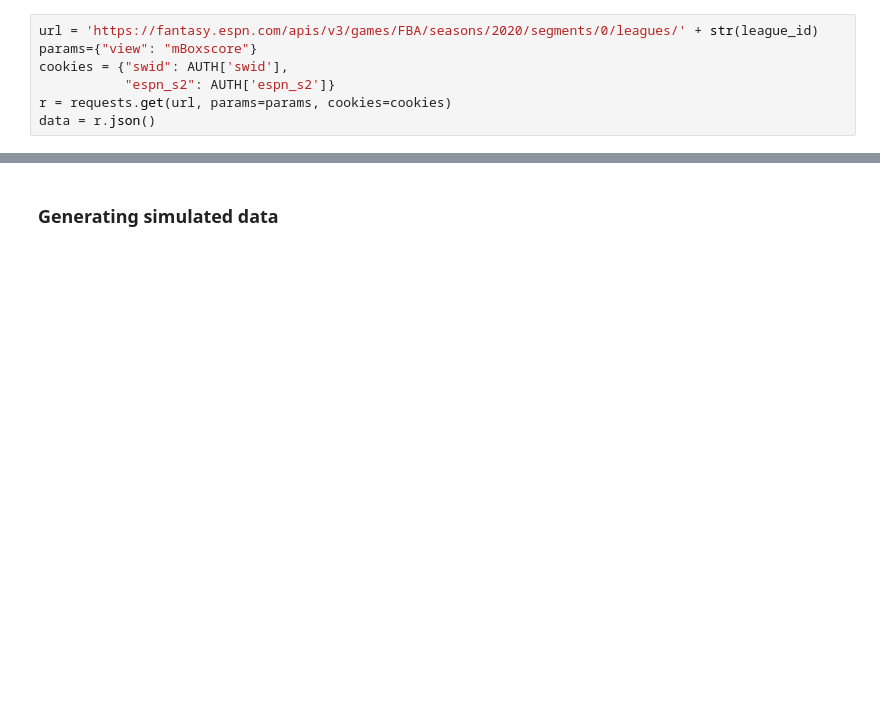
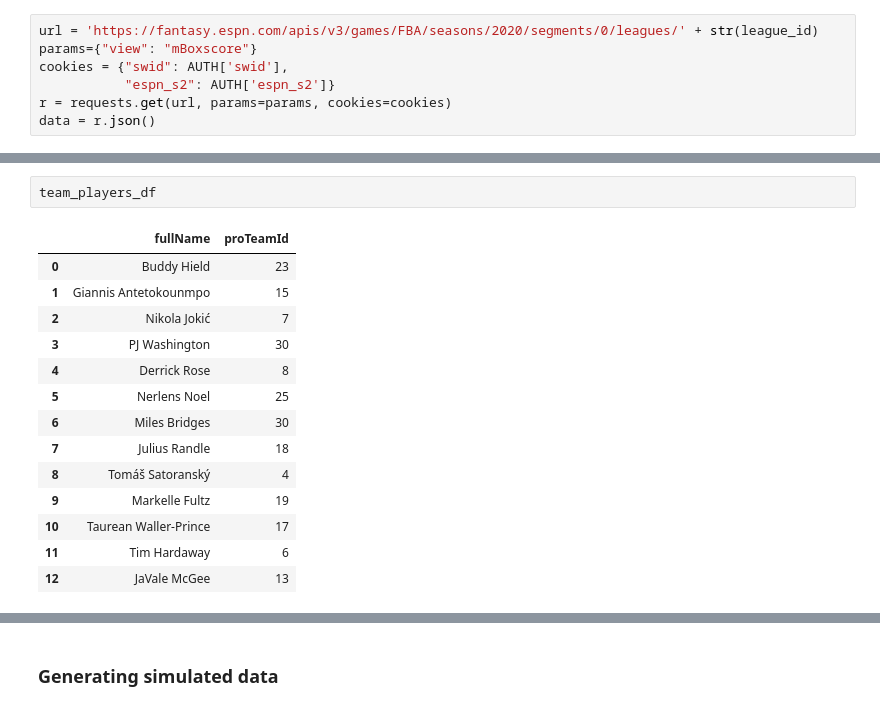
Before and after one commit to codyschank/cluj, a Jupyter notebook: Simulate matchup results.ipynb, the cells around one changed output, grey strips where cells are left out. Saved outputs shown, nothing was run; the diff lists cells and outputs as text; blank space fills up the shorter version.

```diff
--- a/Simulate matchup results.ipynb
+++ b/Simulate matchup results.ipynb
@@ -125,0 +131,17 @@ opponent_players_df = pd.DataFrame(opponent_players)
+# %%
+team_players_df
+# %% [output]
+|  | fullName | proTeamId |
+| 0 | Buddy Hield | 23 |
+| 1 | Giannis Antetokounmpo | 15 |
+| 2 | Nikola Jokić | 7 |
+| 3 | PJ Washington | 30 |
+| 4 | Derrick Rose | 8 |
+| 5 | Nerlens Noel | 25 |
+| 6 | Miles Bridges | 30 |
+| 7 | Julius Randle | 18 |
+| 8 | Tomáš Satoranský | 4 |
+| 9 | Markelle Fultz | 19 |
+| 10 | Taurean Waller-Prince | 17 |
+| 11 | Tim Hardaway | 6 |
+| 12 | JaVale McGee | 13 |
```
Also changed, not shown: parts of 14 cells of this notebook, 7 other files.
